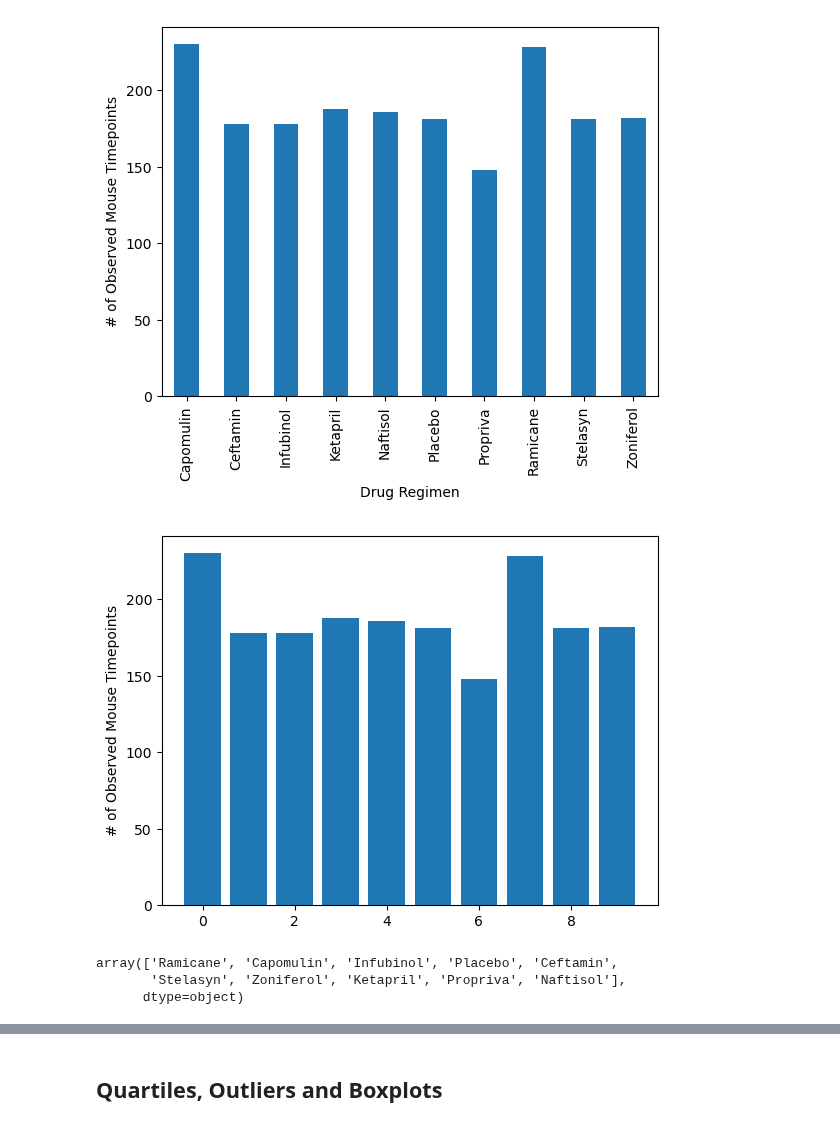
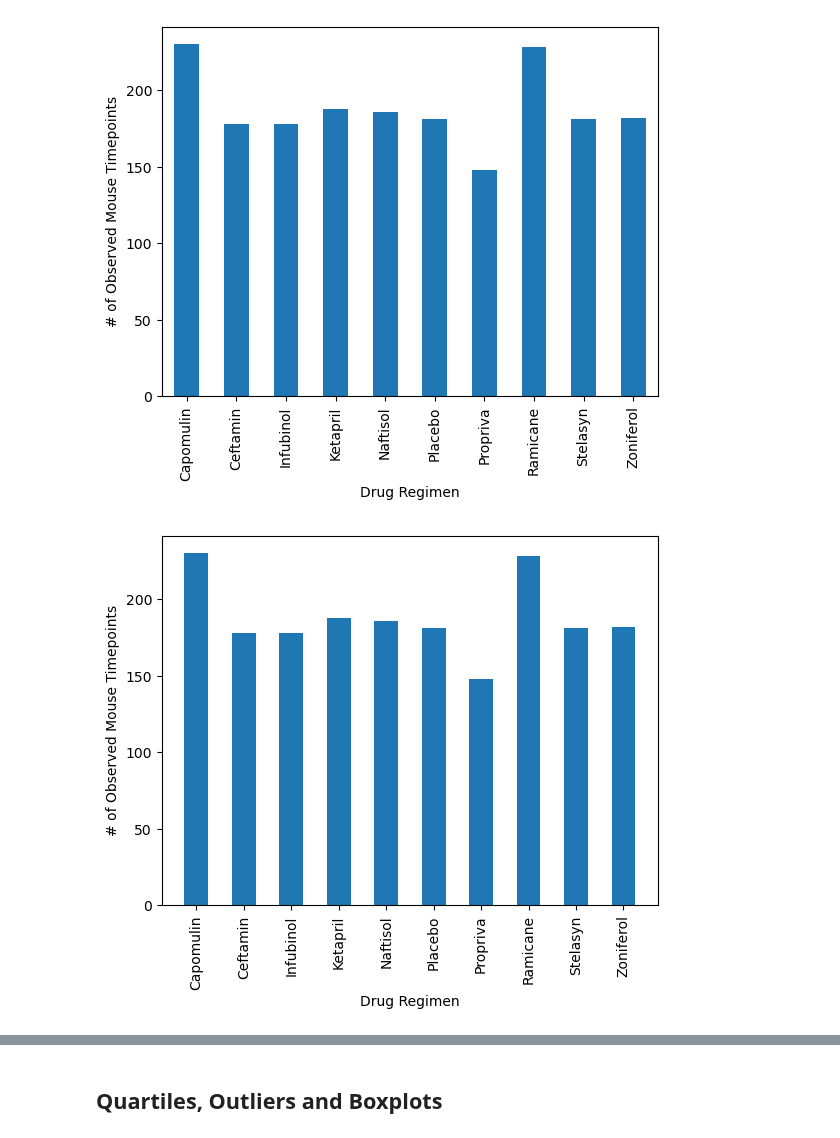
Before and after one commit to n-o-karma/matplotlib-challenge, a Jupyter notebook: pymaceuticals_starter.ipynb, the cells around one changed output, grey strips where cells are left out. Saved outputs shown, nothing was run; the diff lists cells and outputs as text; code cells hidden in the pictures.

Commit message:
more graphs and stuff

```diff
--- a/pymaceuticals_starter.ipynb
+++ b/pymaceuticals_starter.ipynb
@@ -135,18 +135,16 @@ plt.show()
 # %%
 # Generate a bar plot showing the total number of rows (Mouse ID/Timepoints) for each drug regimen using pyplot.
 xaxis = range(0,len(combined_data['Drug Regimen'].value_counts()))
-xticks = combined_data['Drug Regimen'].unique()
+xticks = sorted(list(combined_data['Drug Regimen'].unique()))
 yaxis = clean_data.groupby(['Drug Regimen'])['Mouse ID'].count()
-plt.bar(xaxis,yaxis)
-plt.xticks = xticks
+plt.bar(xaxis,yaxis,width=0.5)
+plt.xticks(xaxis,xticks)
+plt.xticks(rotation=90)
+plt.xlabel('Drug Regimen')
 plt.ylabel('# of Observed Mouse Timepoints')
 plt.show()
-xticks
 # %% [output]
-[figure, old version]
+[figure, new version]
-array(['Ramicane', 'Capomulin', 'Infubinol', 'Placebo', 'Ceftamin',
-       'Stelasyn', 'Zoniferol', 'Ketapril', 'Propriva', 'Naftisol'],
-      dtype=object)
 # %%
 # Generate a pie plot showing the distribution of female versus male mice using Pandas
 piedf = pd.Series(clean_data.groupby(['Sex'])['Mouse ID'].count())
```
Also changed, not shown: parts of 4 cells of this notebook.
